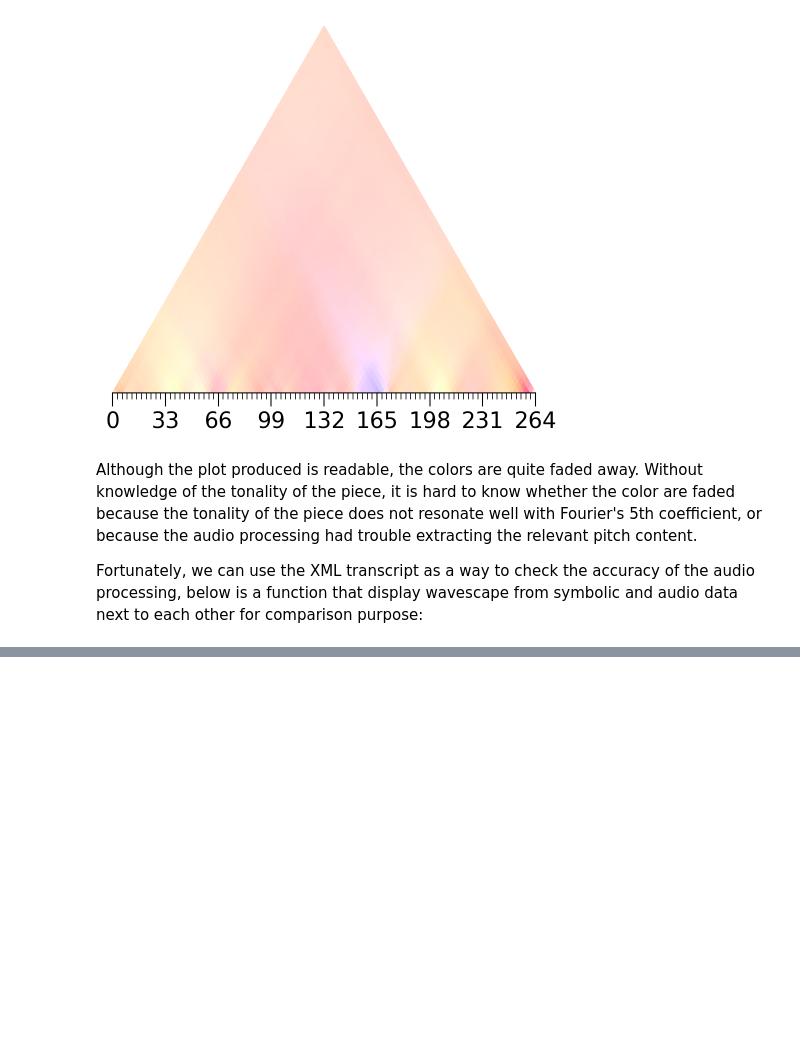
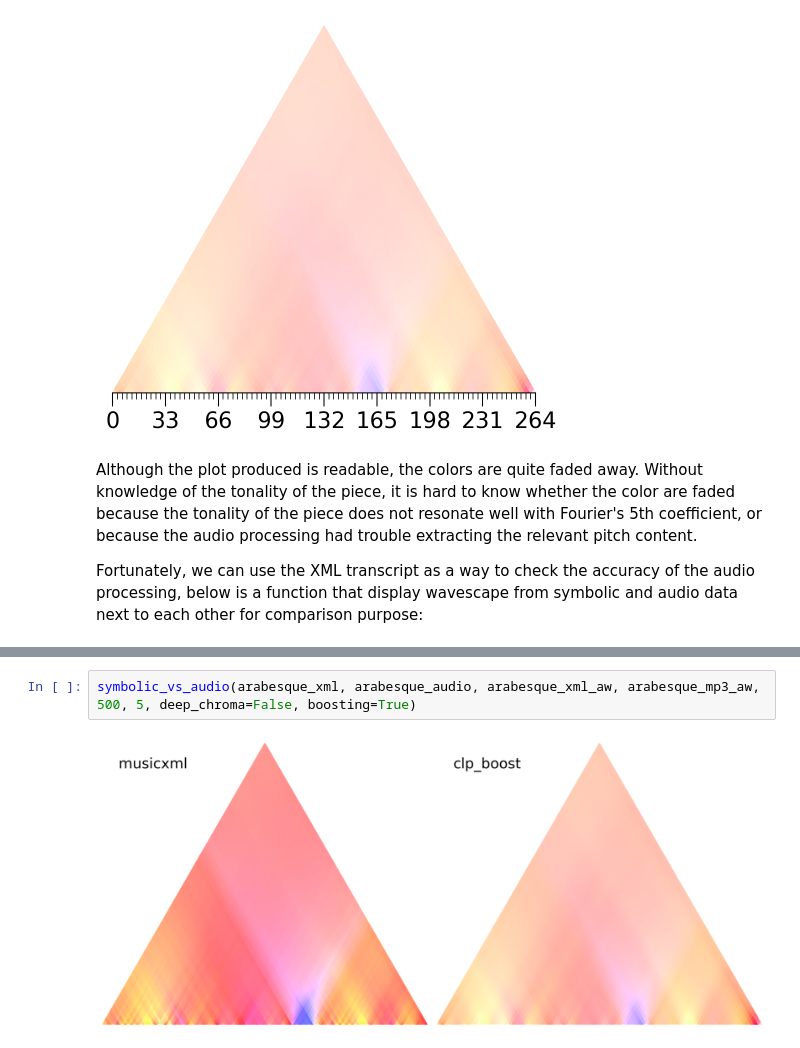
Before and after one commit to DCMLab/wavescapes, a Jupyter notebook: tutorials/2. Wavescapes on audio.ipynb, the cells around one changed output, grey strips where cells are left out. Saved outputs shown, nothing was run; the diff lists cells and outputs as text; blank space fills up the shorter version.

```diff
--- a/tutorials/2. Wavescapes on audio.ipynb
+++ b/tutorials/2. Wavescapes on audio.ipynb
@@ -131,0 +154,4 @@ symbolic_vs_audio(mk_xml, mk_audio, mk_xml_aw, mk_mp3_aw, 500, 5, deep_chroma=Tr
+# %%
+symbolic_vs_audio(arabesque_xml, arabesque_audio, arabesque_xml_aw, arabesque_mp3_aw, 500, 5, deep_chroma=False, boosting=True)
+# %% [output]
+[figure, added]
```
Also changed, not shown: parts of 21 cells of this notebook.
